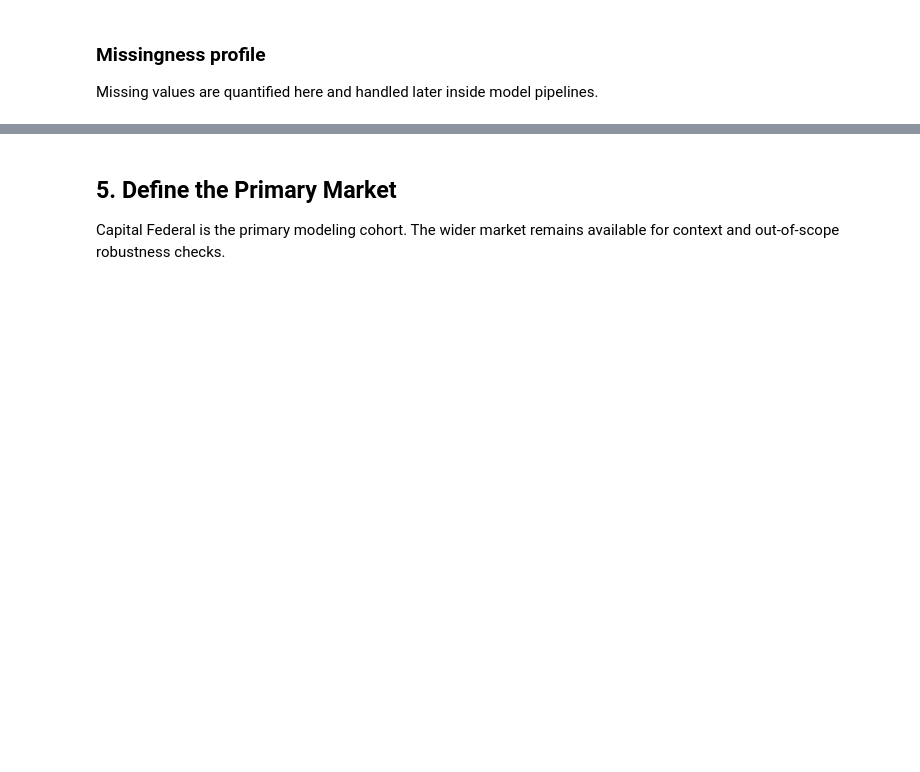
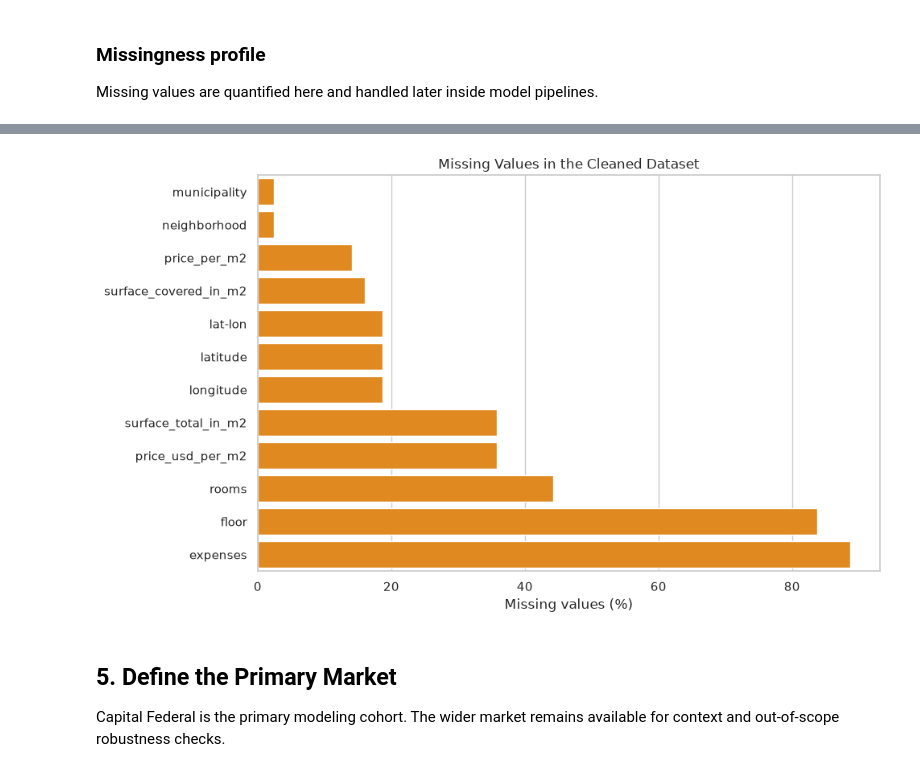
Before and after one commit to DominicNyabuto/Data-Science-Machine-Learning-Projects-, a Jupyter notebook: Project-2/notebook.ipynb, the cells around one changed output, grey strips where cells are left out. Cells and saved outputs as stored; diff of their text form; code cells hidden in the pictures; blank space fills up the shorter version.

```diff
--- a/Project-2/notebook.ipynb
+++ b/Project-2/notebook.ipynb
@@ -58,9 +95,16 @@ Keep valid sale listings with a positive USD price. Optional listing fields rema
 df = raw.drop_duplicates().copy()
 
 numeric_columns = [
-    "price", "price_aprox_local_currency", "price_aprox_usd",
-    "surface_total_in_m2", "surface_covered_in_m2", "price_usd_per_m2",
-    "price_per_m2", "floor", "rooms", "expenses"
+    "price",
+    "price_aprox_local_currency",
+    "price_aprox_usd",
+    "surface_total_in_m2",
+    "surface_covered_in_m2",
+    "price_usd_per_m2",
+    "price_per_m2",
+    "floor",
+    "rooms",
+    "expenses",
 ]
 for column in numeric_columns:
     df[column] = pd.to_numeric(df[column], errors="coerce")
@@ -100,6 +146,11 @@ print(f"Cleaned rows: {len(df):,}")
 Missing values are quantified here and handled later inside model pipelines.
 # %%
 missingness = (
-    df.isna().mean().mul(100).sort_values(ascending=False).rename("missing_percent").to_frame()
+    df.isna()
+    .mean()
+    .mul(100)
+    .sort_values(ascending=False)
+    .rename("missing_percent")
+    .to_frame()
 )
 missingness.head(15)
@@ -106,11 +174,15 @@ missingness.head(15)
 # %%
 plt.figure(figsize=(10, 6))
 plot_missing = missingness.head(12).sort_values("missing_percent")
-sns.barplot(x="missing_percent", y=plot_missing.index, data=plot_missing, color="darkorange")
+sns.barplot(
+    x="missing_percent", y=plot_missing.index, data=plot_missing, color="darkorange"
+)
 plt.title("Missing Values in the Cleaned Dataset")
 plt.xlabel("Missing values (%)")
 plt.ylabel("")
 plt.tight_layout()
+# %% [output]
+[figure, added]
 # %% [markdown]
 ## 5. Define the Primary Market
 
```
Also changed, not shown: parts of 21 cells of this notebook, 1 other file.
